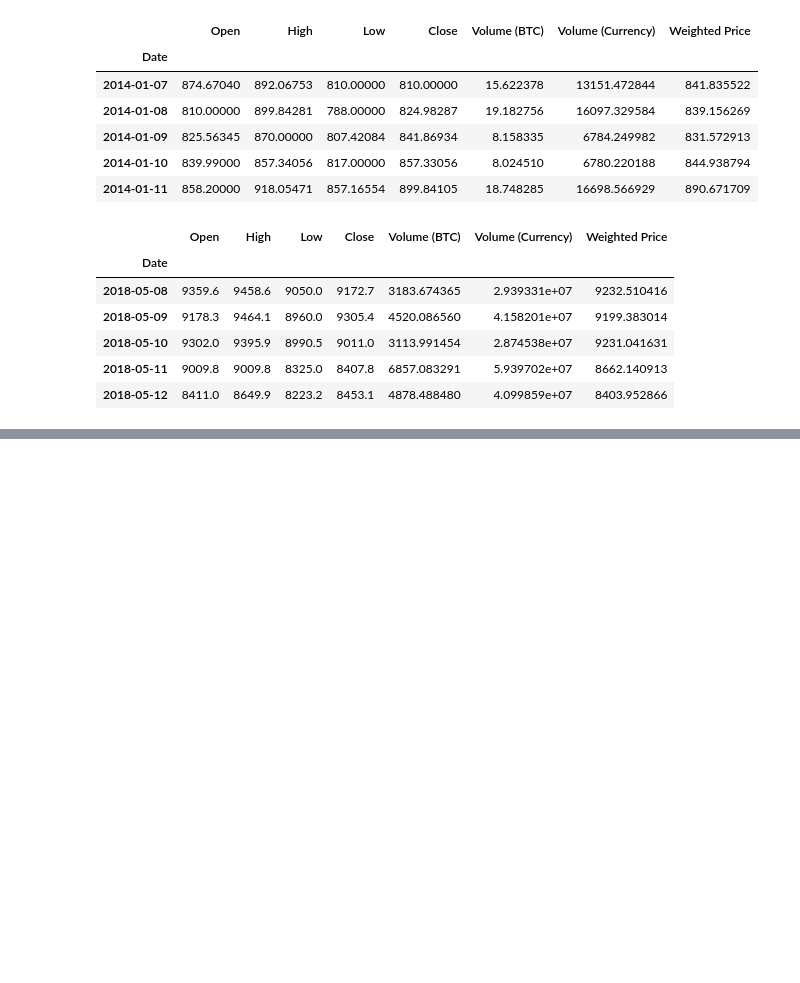
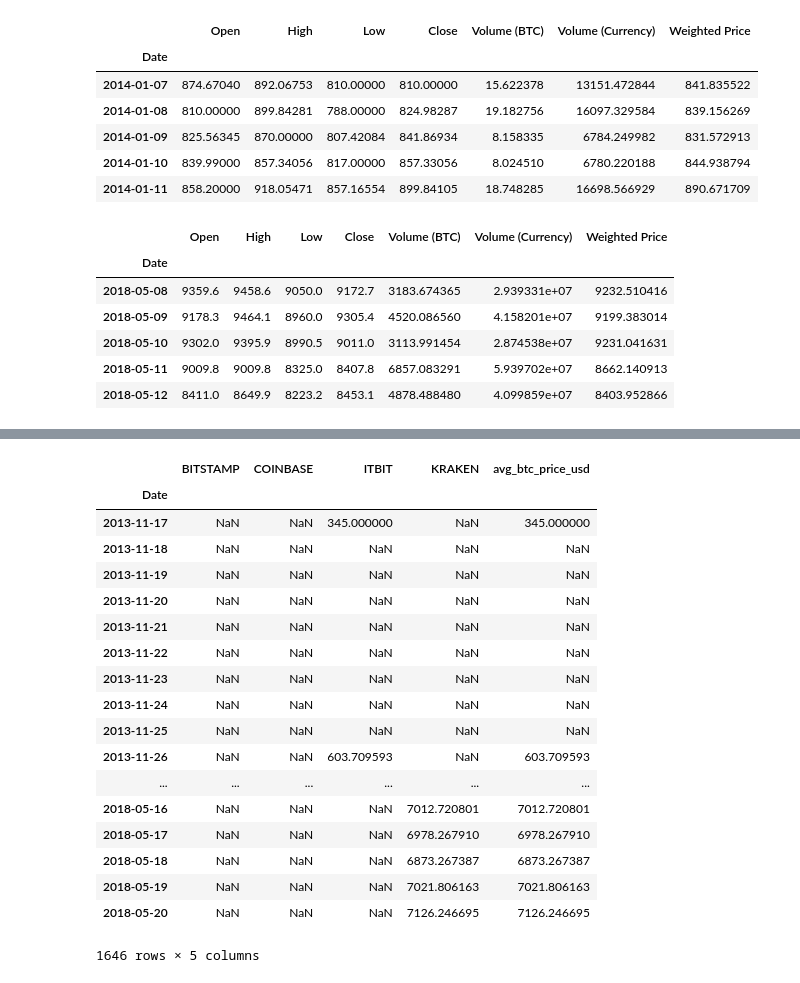
Before and after one commit to cgarciadiaz/An-lisis-de-criptomonedas, a Jupyter notebook: criptocurrency_analysis.ipynb, the cells around one changed output, grey strips where cells are left out. Cells and saved outputs as stored; diff of their text form; code cells hidden in the pictures; blank space fills up the shorter version.

```diff
--- a/criptocurrency_analysis.ipynb
+++ b/criptocurrency_analysis.ipynb
@@ -182,0 +220,3 @@ def df_scatter(df, title,separate_y_axis=False, y_axis_label='',scale='linear',i
+# %%
+# Limpieza de los valores que son cero
+btc_usd_datasets.replace(0,np.nan,inplace=True)
@@ -182,0 +228,25 @@ def df_scatter(df, title,separate_y_axis=False, y_axis_label='',scale='linear',i
+# %%
+# Se calcula una nueva columna como el promedio del precio BTC
+btc_usd_datasets['avg_btc_price_usd'] = btc_usd_datasets.mean(axis=1)
+# %%
+btc_usd_datasets
+# %% [output]
+|  | BITSTAMP | COINBASE | ITBIT | KRAKEN | avg_btc_price_usd |
+| Date |  |  |  |  |  |
+| 2013-11-17 | NaN | NaN | 345.000000 | NaN | 345.000000 |
+| 2013-11-18 | NaN | NaN | NaN | NaN | NaN |
+| 2013-11-19 | NaN | NaN | NaN | NaN | NaN |
+| 2013-11-20 | NaN | NaN | NaN | NaN | NaN |
+| 2013-11-21 | NaN | NaN | NaN | NaN | NaN |
+| 2013-11-22 | NaN | NaN | NaN | NaN | NaN |
+| 2013-11-23 | NaN | NaN | NaN | NaN | NaN |
+| 2013-11-24 | NaN | NaN | NaN | NaN | NaN |
+| 2013-11-25 | NaN | NaN | NaN | NaN | NaN |
+| 2013-11-26 | NaN | NaN | 603.709593 | NaN | 603.709593 |
+| ... | ... | ... | ... | ... | ... |
+| 2018-05-16 | NaN | NaN | NaN | 7012.720801 | 7012.720801 |
+| 2018-05-17 | NaN | NaN | NaN | 6978.267910 | 6978.267910 |
+| 2018-05-18 | NaN | NaN | NaN | 6873.267387 | 6873.267387 |
+| 2018-05-19 | NaN | NaN | NaN | 7021.806163 | 7021.806163 |
+| 2018-05-20 | NaN | NaN | NaN | 7126.246695 | 7126.246695 |
+1646 rows × 5 columns
```
Also changed, not shown: parts of 30 cells of this notebook.
